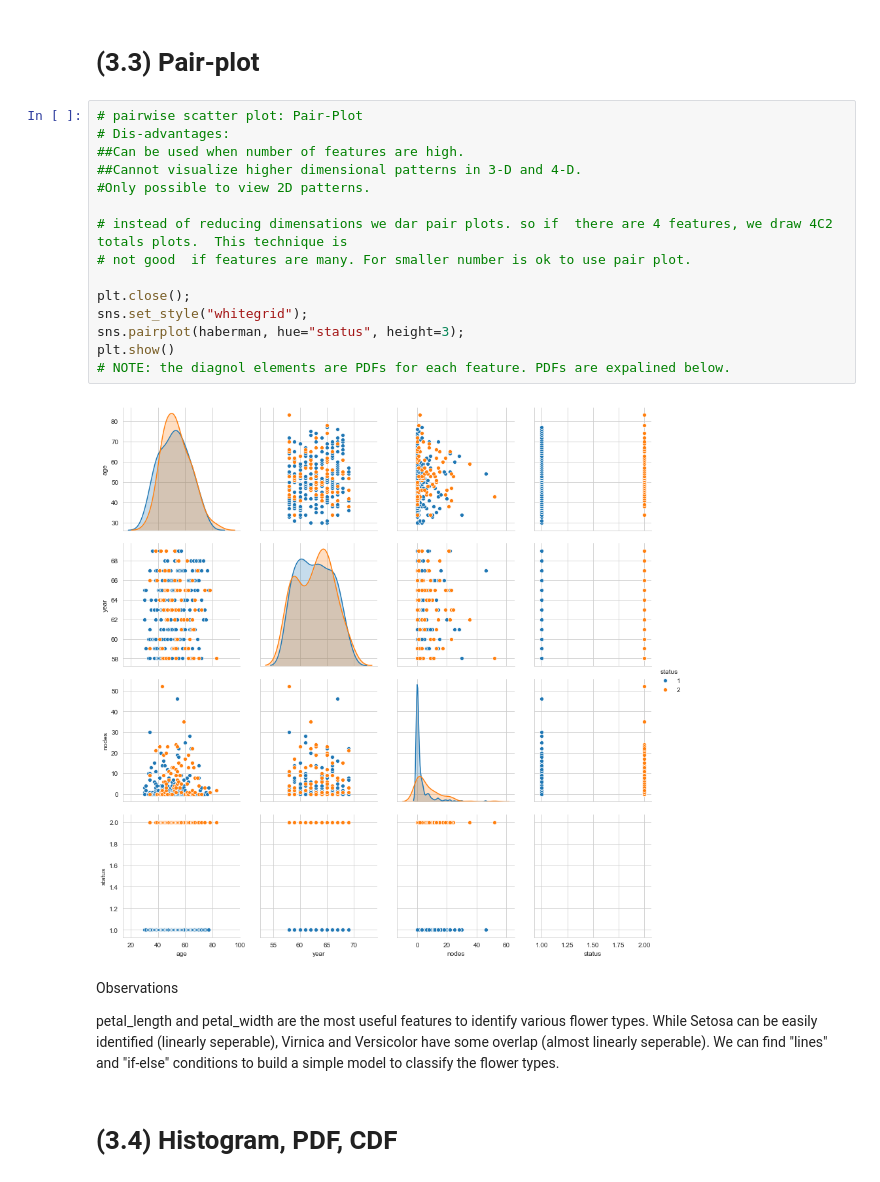
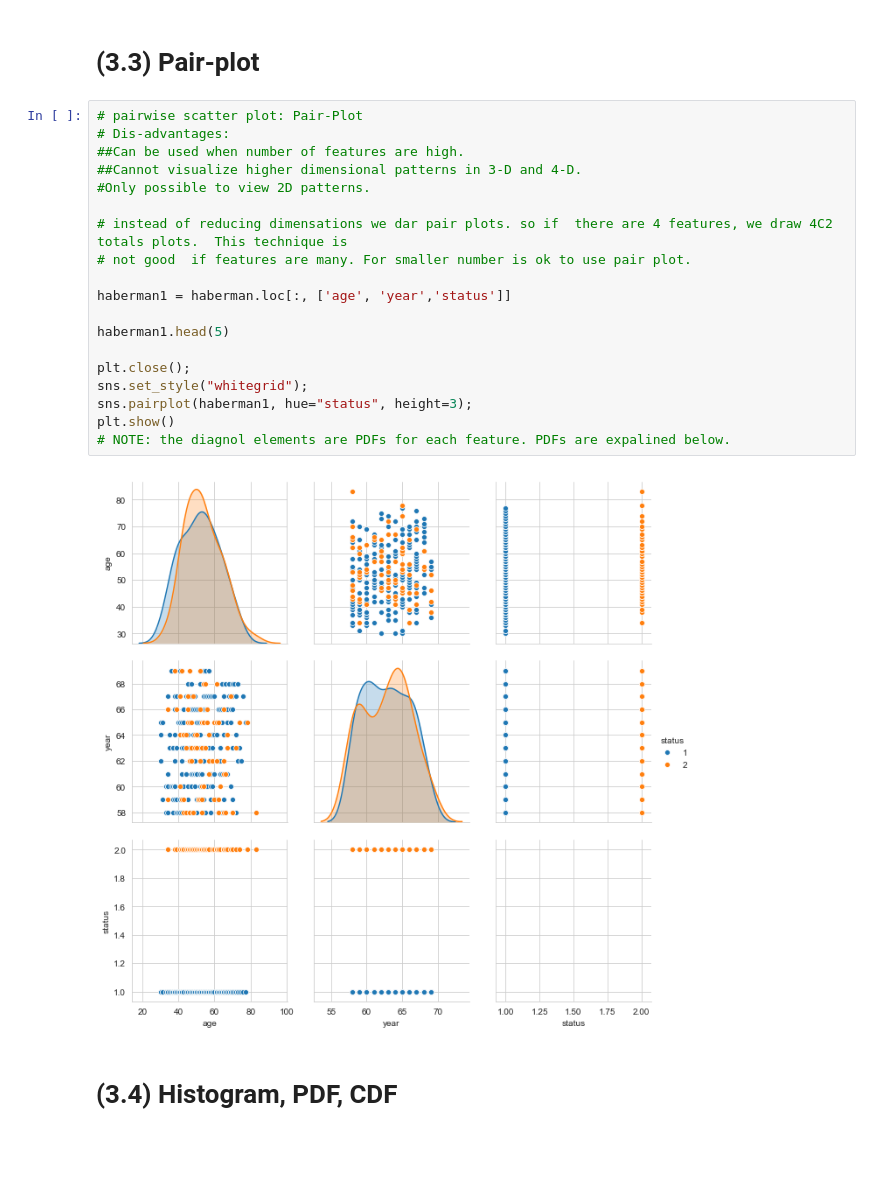
Before and after one commit to VipinJain1/VIP-Machine-Learning-Exercises-and-Practices, a Jupyter notebook: Exploratory Data Analysis_Haberman.ipynb, the cells around one changed output. Saved outputs shown, nothing was run; the diff lists cells and outputs as text; blank space fills up the shorter version.

```diff
--- a/Exploratory Data Analysis_Haberman.ipynb
+++ b/Exploratory Data Analysis_Haberman.ipynb
@@ -138,26 +138,24 @@ What about 4-D, 5-D or n-D scatter plot?
 # %%
 # pairwise scatter plot: Pair-Plot
 # Dis-advantages:
 ##Can be used when number of features are high.
 ##Cannot visualize higher dimensional patterns in 3-D and 4-D.
 #Only possible to view 2D patterns.
 
 # instead of reducing dimensations we dar pair plots. so if  there are 4 features, we draw 4C2 totals plots.  This technique is
 # not good  if features are many. For smaller number is ok to use pair plot.
 
+haberman1 = haberman.loc[:, ['age', 'year','status']]
+
+haberman1.head(5)
+
 plt.close();
 sns.set_style("whitegrid");
-sns.pairplot(haberman, hue="status", height=3);
+sns.pairplot(haberman1, hue="status", height=3);
 plt.show()
 # NOTE: the diagnol elements are PDFs for each feature. PDFs are expalined below.
 # %% [output]
-[figure, old version]
+[figure, new version]
-# %% [markdown]
-Observations
-
-petal_length and petal_width are the most useful features to identify various flower types.
-While Setosa can be easily identified (linearly seperable), Virnica and Versicolor have some overlap (almost linearly seperable).
-We can find "lines" and "if-else" conditions to build a simple model to classify the flower types.
 # %% [markdown]
 # (3.4) Histogram, PDF, CDF
 # %%
```
Also changed, not shown: 1 other file.
